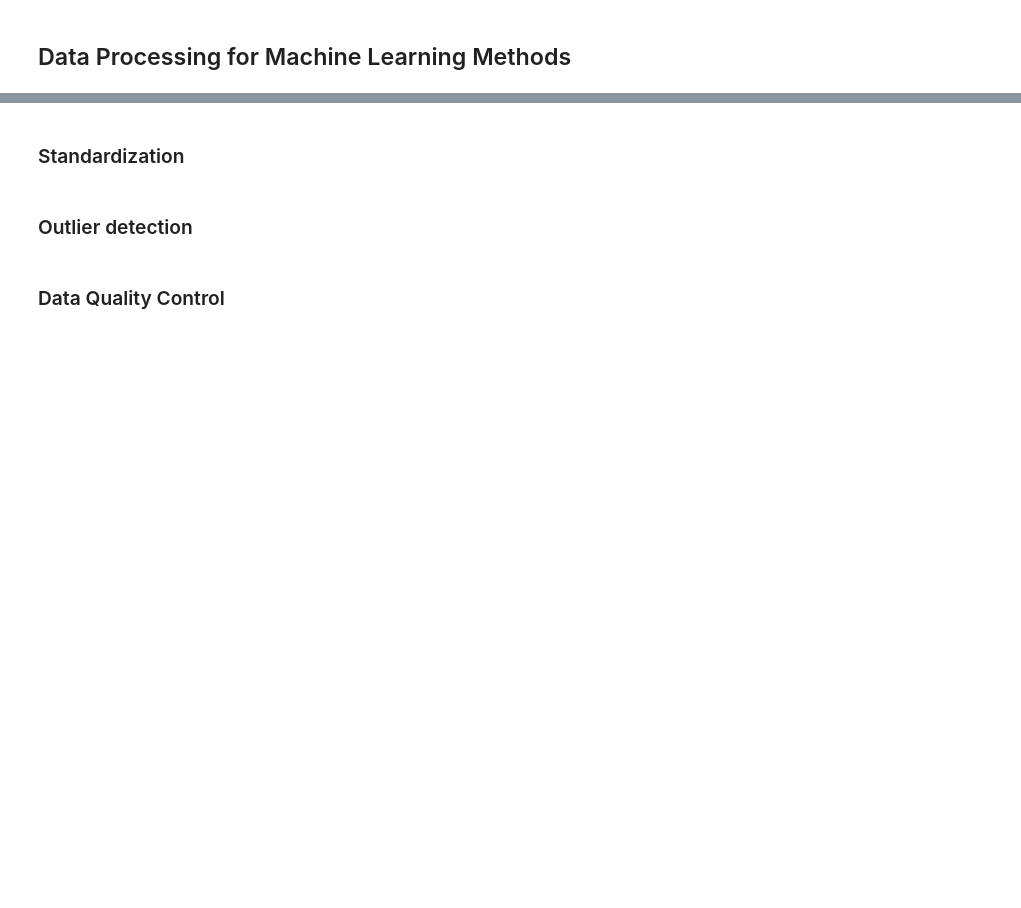
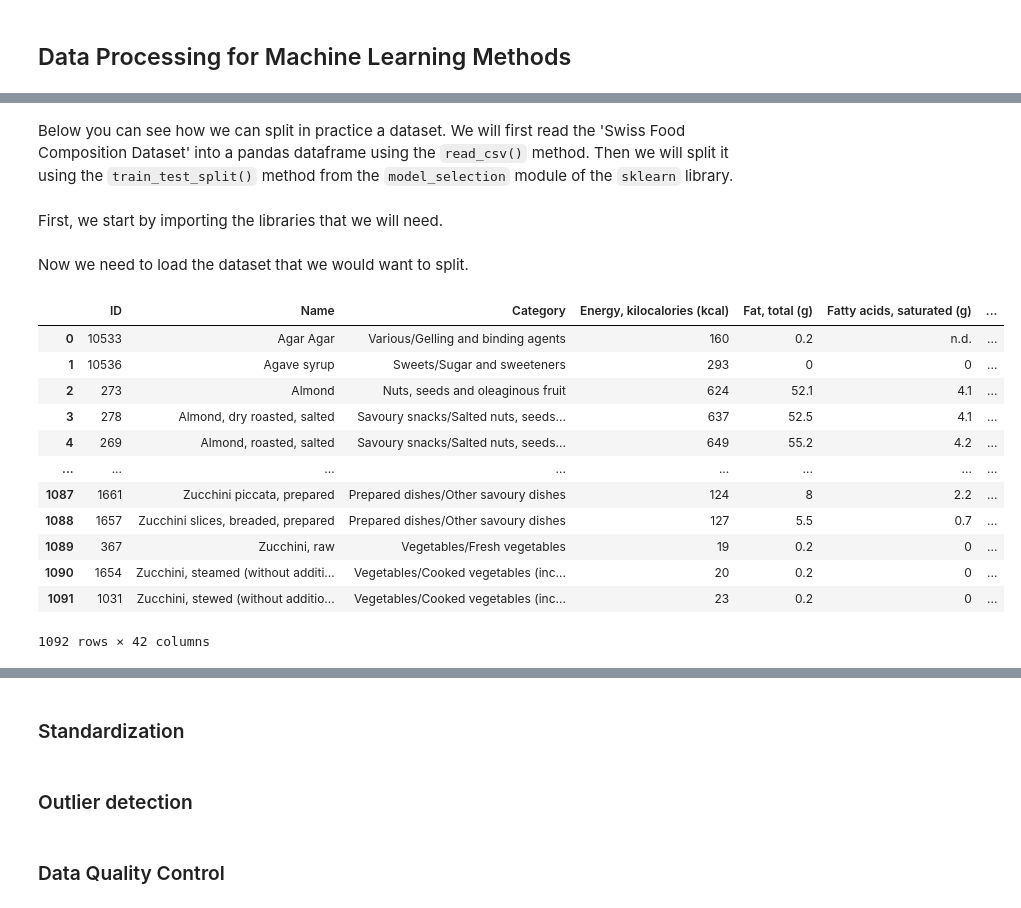
Before and after one commit to fsb-edu/ML4Food, a Jupyter notebook: Overview.ipynb, the cells around one changed output, grey strips where cells are left out. Drawn from its saved outputs; the diff is of its cells as text; code cells hidden in the pictures; blank space fills up the shorter version.

Commit message:
train-test split done

```diff
--- a/Overview.ipynb
+++ b/Overview.ipynb
@@ -62,0 +82,5 @@ In this series of tutorials we will focus only on clustering and dimensionality
+# %% [markdown]
+Below you can see how we can split in practice a dataset.
+We will first read the 'Swiss Food Composition Dataset' into a pandas dataframe using the `read_csv()` method. Then we will split it using the `train_test_split()` method from the `model_selection` module of the `sklearn` library.
+# %% [markdown]
+First, we start by importing the libraries that we will need.
@@ -62,0 +90,19 @@ In this series of tutorials we will focus only on clustering and dimensionality
+# %% [markdown]
+Now we need to load the dataset that we would want to split.
+# %%
+dataset = pd.read_csv('data/swiss_food_composition_database.csv')
+dataset
+# %% [output]
+|  | ID | Name | Category | Energy, kilocalories (kcal) | Fat, total (g) | Fatty acids, saturated (g) | ... |
+| 0 | 10533 | Agar Agar | Various/Gelling and binding agents | 160 | 0.2 | n.d. | ... |
+| 1 | 10536 | Agave syrup | Sweets/Sugar and sweeteners | 293 | 0 | 0 | ... |
+| 2 | 273 | Almond | Nuts, seeds and oleaginous fruit | 624 | 52.1 | 4.1 | ... |
+| 3 | 278 | Almond, dry roasted, salted | Savoury snacks/Salted nuts, seeds... | 637 | 52.5 | 4.1 | ... |
+| 4 | 269 | Almond, roasted, salted | Savoury snacks/Salted nuts, seeds... | 649 | 55.2 | 4.2 | ... |
+| ... | ... | ... | ... | ... | ... | ... | ... |
+| 1087 | 1661 | Zucchini piccata, prepared | Prepared dishes/Other savoury dishes | 124 | 8 | 2.2 | ... |
+| 1088 | 1657 | Zucchini slices, breaded, prepared | Prepared dishes/Other savoury dishes | 127 | 5.5 | 0.7 | ... |
+| 1089 | 367 | Zucchini, raw | Vegetables/Fresh vegetables | 19 | 0.2 | 0 | ... |
+| 1090 | 1654 | Zucchini, steamed (without additi... | Vegetables/Cooked vegetables (inc... | 20 | 0.2 | 0 | ... |
+| 1091 | 1031 | Zucchini, stewed (without additio... | Vegetables/Cooked vegetables (inc... | 23 | 0.2 | 0 | ... |
+1092 rows × 42 columns
```
Also changed, not shown: parts of 17 cells of this notebook, 6 other files.
